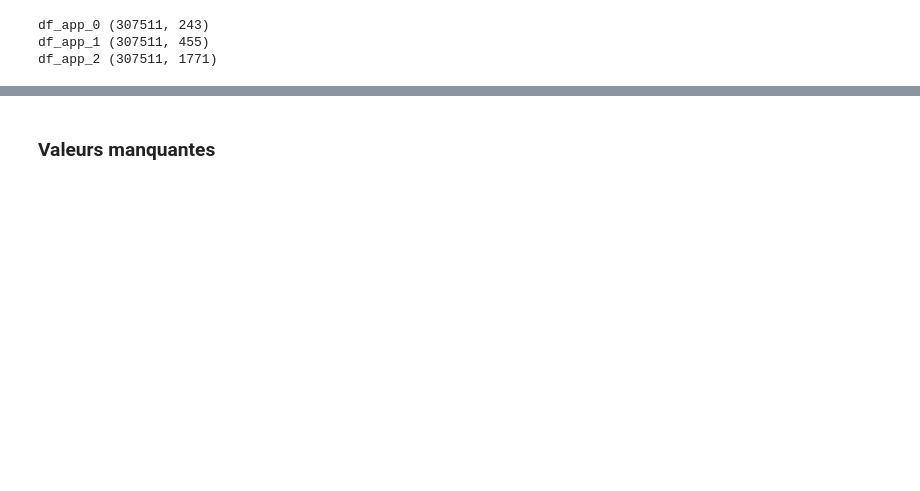
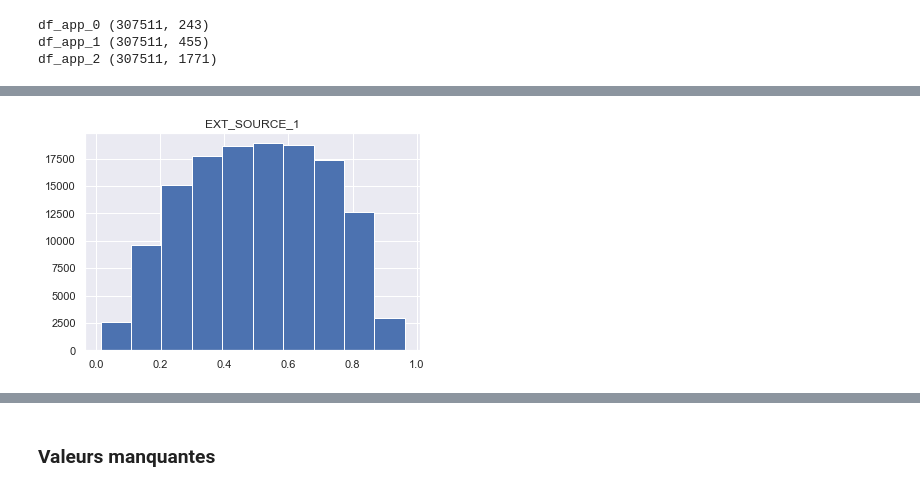
Before and after one commit to leerik/OC_DS_P7, a Jupyter notebook: P7_01_analyse.ipynb, the cells around one changed output, grey strips where cells are left out. Saved outputs shown, nothing was run; the diff lists cells and outputs as text; code cells hidden in the pictures; blank space fills up the shorter version.

```diff
--- a/P7_01_analyse.ipynb
+++ b/P7_01_analyse.ipynb
@@ -1478,3 +1356,5 @@ Le dataframe de base est **df_application_train**.
 # %%
 # df_application_train
 df_app_0 = df_application_train.copy()
+# %%
+df_app_copy2 = df_app.copy()
@@ -1611,0 +1620,4 @@ df_app_2 (307511, 1771)
+# %%
+df_app[['EXT_SOURCE_1']].hist();
+# %% [output]
+[figure, added]
```
Also changed, not shown: parts of 175 cells of this notebook.
